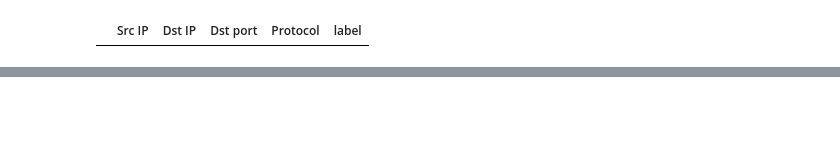
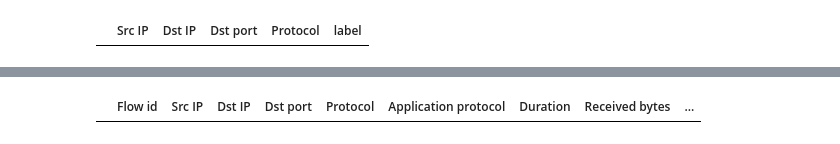
Before and after one commit to xvenc/bp-theses, a Jupyter notebook: data_visualization.ipynb, the cells around one changed output, grey strips where cells are left out. Drawn from its saved outputs; the diff is of its cells as text; code cells hidden in the pictures; blank space fills up the shorter version.

```diff
--- a/data_visualization.ipynb
+++ b/data_visualization.ipynb
@@ -308,0 +300,6 @@ res
+# %%
+df = pd.read_csv('dataset2.csv')
+df = df[df['Duration'] < 0]
+df
+# %% [output]
+|  | Flow id | Src IP | Dst IP | Dst port | Protocol | Application protocol | Duration | Received bytes | ... |
```
Also changed, not shown: parts of 12 cells of this notebook.
